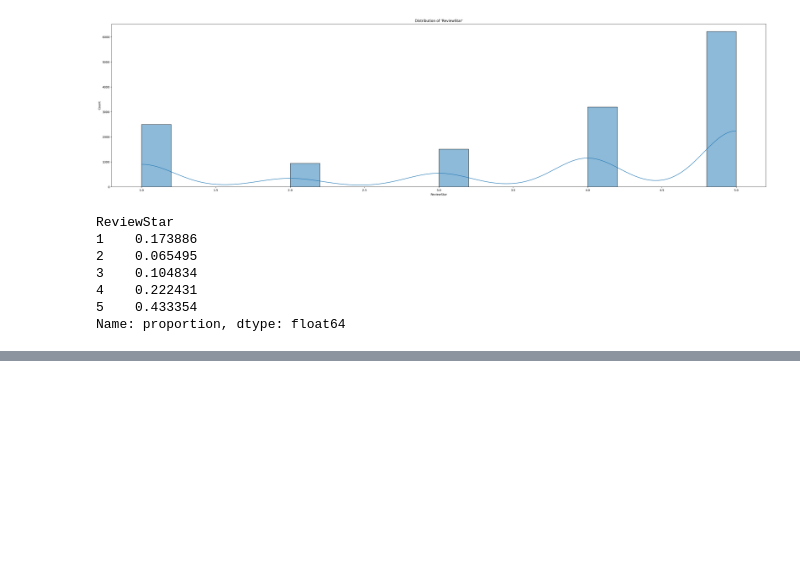
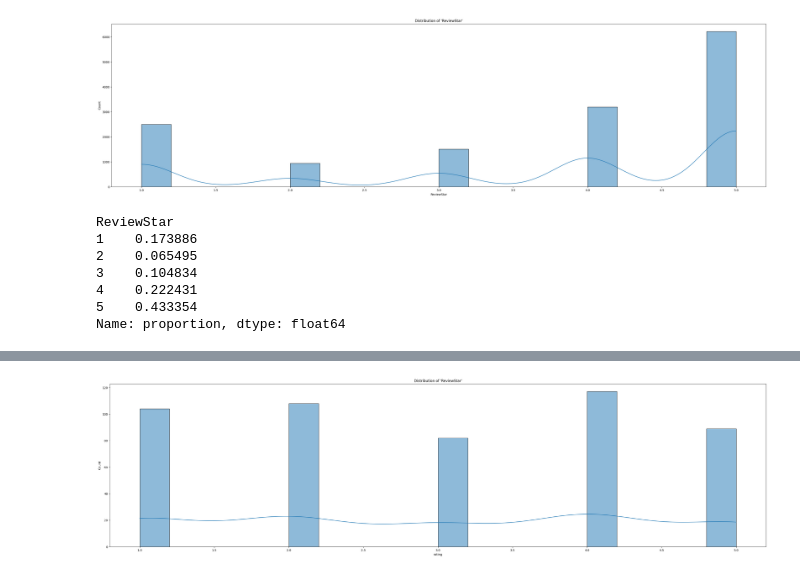
Before and after one commit to momenashra/Synthetic-data-generator, a Jupyter notebook: data/data_investegations.ipynb, the cells around one changed output, grey strips where cells are left out. Saved outputs shown, nothing was run; the diff lists cells and outputs as text; code cells hidden in the pictures; blank space fills up the shorter version.

```diff
--- a/data/data_investegations.ipynb
+++ b/data/data_investegations.ipynb
@@ -145,0 +217,8 @@ First 5 rows (shuffled):
+# %%
+import pandas as pd
+
+syn_df = pd.read_json(
+    "/Users/momen/Desktop/easy/Synthetic-Data-Generator/data/generated_reviews.jsonl",
+    lines=True
+)
+syn_df
@@ -145,0 +335,14 @@ First 5 rows (shuffled):
+# %%
+fig, axes = plt.subplots(1, 1, figsize=(40, 10))
+
+sns.histplot(
+    ax=axes,
+    x=syn_df["rating"],
+    bins=20,
+    kde=True,
+    cbar=True
+).set(title="Distribution of 'ReviewStar'")
+
+plt.show()
+# %% [output]
+[figure, added]
```
Also changed, not shown: parts of 6 cells of this notebook, 27 other files.
